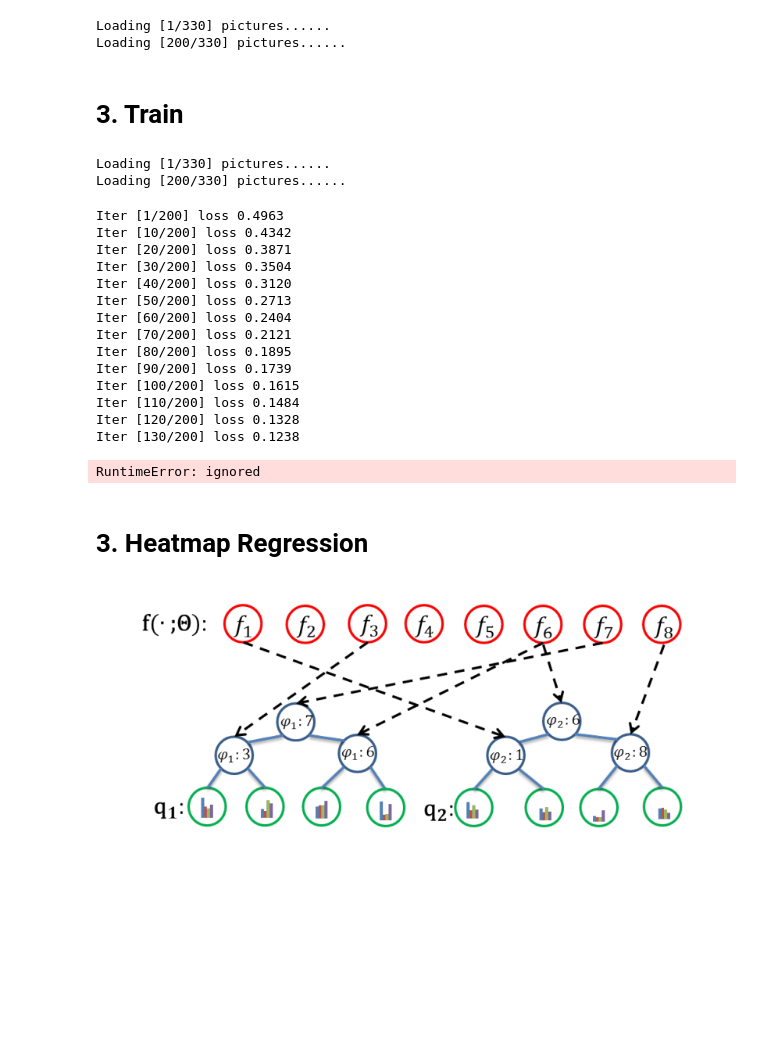
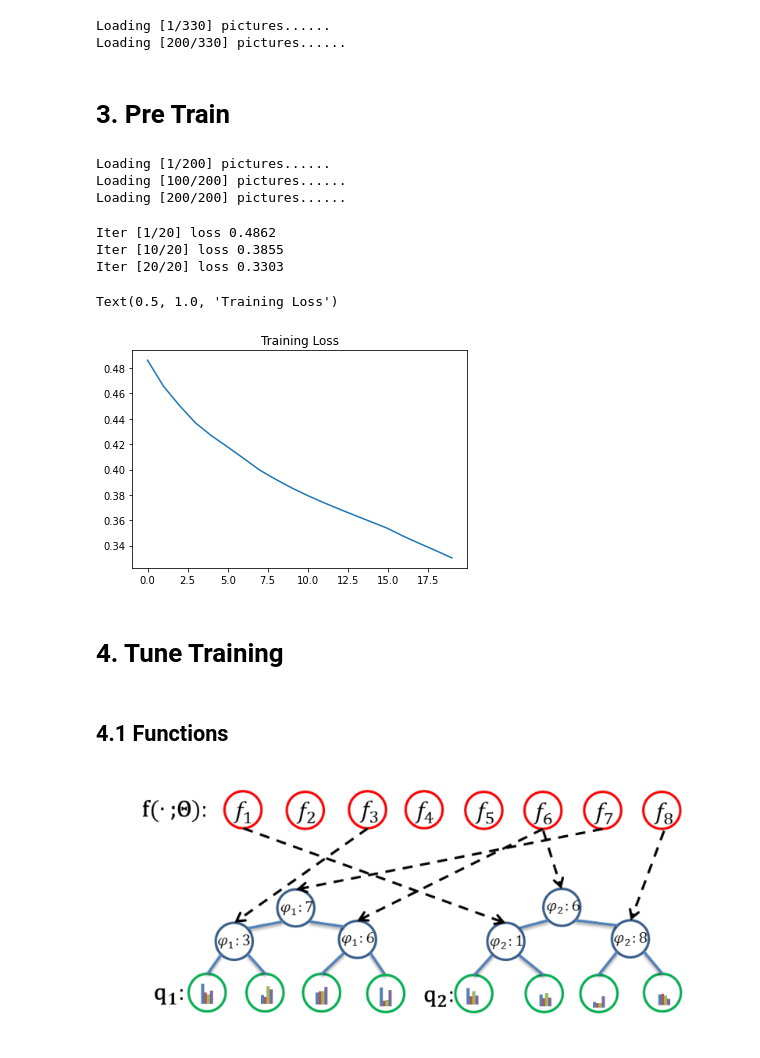
Before and after one commit to Pengchengzhi/Face-Alignment-DRF, a Jupyter notebook: Heatmap_each.ipynb, the cells around one changed output. Cells and saved outputs as stored; diff of their text form; code cells hidden in the pictures; blank space fills up the shorter version.

```diff
--- a/Heatmap_each.ipynb
+++ b/Heatmap_each.ipynb
@@ -70,57 +71,47 @@ Loading [200/330] pictures......
 train_dataloder = DataLoader(helen_trainset, batch_size=30)
 test_dataloder = DataLoader(helen_testset, batch_size=30)
 # %% [markdown]
-# 3. Train
+# 3. Pre Train
-# %%
-helen_testset = Helen_set(dataset_type="test")
-test_dataloder = DataLoader(helen_testset, batch_size=30)
-# %% [output]
-Loading [1/330] pictures......
-Loading [200/330] pictures......
+# %%
+helen_sampleset = Helen_set(dataset_type="sample")
+sample_dataloder = DataLoader(helen_sampleset, batch_size=20)
+# %% [output]
+Loading [1/200] pictures......
+Loading [100/200] pictures......
+Loading [200/200] pictures......
 # %%
-from torch.nn import MSELoss
-critical = MSELoss()
+critical = torch.nn.MSELoss()
 
 nIters = 200
-HGNet = HGNet().cuda()
-optimizer = optim.SGD(HGNet.parameters(), lr=0.001, momentum=0.9,weight_decay=1e-4)
+HGNet = HGNet().to(device)
+optimizer = optim.SGD(HGNet.parameters(), lr=0.001, momentum=0.9, weight_decay=1e-4)
 # %%
 loss_hist = torch.zeros(nIters)
-loss_epoch = torch.zeros(11)
+loss_epoch = torch.zeros(10)
 
 for iter in range(nIters):
-  for i, (x,_,y) in enumerate(test_dataloder):
-    x = Variable(x,requires_grad=True).float().cuda()
-    y = Variable(y).float().cuda()
+  for i, (x,_,y) in enumerate(sample_dataloder):
+    x = Variable(x,requires_grad=True).float().to(device)
+    y = Variable(y).float().to(device)
     y_pred = HGNet.forward(x)
     loss = critical(y_pred, y)
     loss_epoch[i] = loss.item()
-    if (iter+1)%10 == 0 or iter == 0:
-      if i == 10:
-        loss_avg = torch.sum(loss_epoch)/11
+
+    if i == 9:
+      loss_avg = torch.sum(loss_epoch)/10
+      loss_hist[iter] = loss_avg
+      if (iter+1)%10 == 0 or iter == 0:
         print('Iter [%d/%d] loss %.4f' %(iter+1, nIters, loss_avg))
-        loss_hist[iter] = loss_avg
 
     optimizer.zero_grad()
     loss.backward()
     optimizer.step()
 
 plt.plot(torch.arange(nIters),loss_hist.detach().numpy())
+plt.title("Training Loss")
 # %% [output]
-Iter [1/200] loss 0.4963
-Iter [10/200] loss 0.4342
-Iter [20/200] loss 0.3871
-Iter [30/200] loss 0.3504
-Iter [40/200] loss 0.3120
-Iter [50/200] loss 0.2713
-Iter [60/200] loss 0.2404
-Iter [70/200] loss 0.2121
-Iter [80/200] loss 0.1895
-Iter [90/200] loss 0.1739
-Iter [100/200] loss 0.1615
-Iter [110/200] loss 0.1484
-Iter [120/200] loss 0.1328
-Iter [130/200] loss 0.1238
+Iter [1/20] loss 0.4862
+Iter [10/20] loss 0.3855
+Iter [20/20] loss 0.3303
-RuntimeError: ignored
+Text(0.5, 1.0, 'Training Loss')
+[figure, added]
-# %% [markdown]
-# 3. Heatmap Regression
@@ -127,3 +120,7 @@ RuntimeError: ignored
+# %% [markdown]
+# 4. Tune Training
+# %% [markdown]
+## 4.1 Functions
 # %% [markdown]
 ![PHI.png](embedded-picture-1)
 # %%
```
Also changed, not shown: parts of 12 cells of this notebook.
